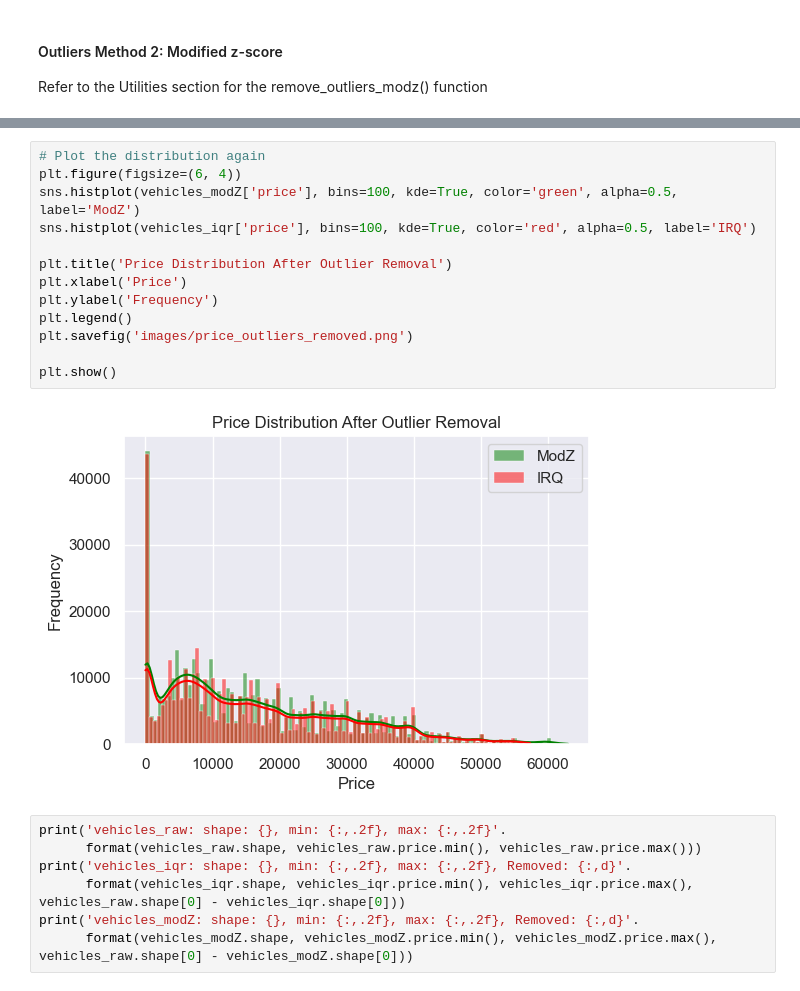
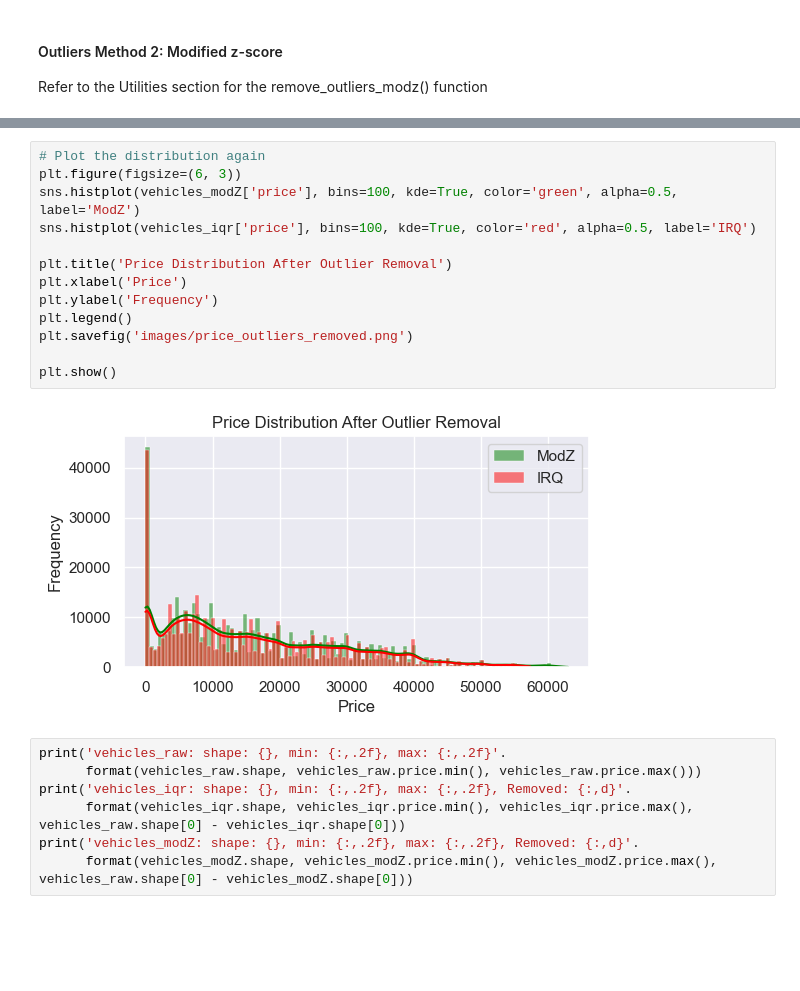
Before and after one commit to fazeelgm/UCB_ML_AI_PracticalApp_II, a Jupyter notebook: DataInvestigation.ipynb, the cells around one changed output, grey strips where cells are left out. Saved outputs shown, nothing was run; the diff lists cells and outputs as text; blank space fills up the shorter version.

```diff
--- a/DataInvestigation.ipynb
+++ b/DataInvestigation.ipynb
@@ -218,18 +219,18 @@ Time: 0.13695812225341797
 # %%
 # Plot the distribution again
-plt.figure(figsize=(6, 4))
+plt.figure(figsize=(6, 3))
 sns.histplot(vehicles_modZ['price'], bins=100, kde=True, color='green', alpha=0.5, label='ModZ')
 sns.histplot(vehicles_iqr['price'], bins=100, kde=True, color='red', alpha=0.5, label='IRQ')
 
 plt.title('Price Distribution After Outlier Removal')
 plt.xlabel('Price')
 plt.ylabel('Frequency')
 plt.legend()
 plt.savefig('images/price_outliers_removed.png')
 
 plt.show()
 # %% [output]
-[figure, old version]
+[figure, new version]
 # %%
 print('vehicles_raw: shape: {}, min: {:,.2f}, max: {:,.2f}'.
       format(vehicles_raw.shape, vehicles_raw.price.min(), vehicles_raw.price.max()))
```
Also changed, not shown: parts of 25 cells of this notebook, 2 other files.
